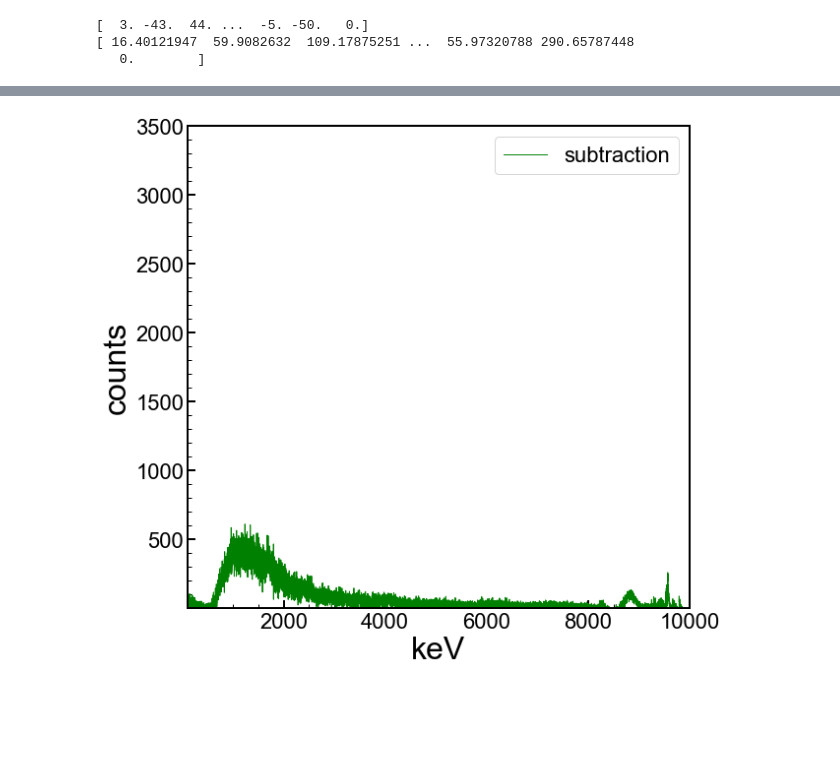
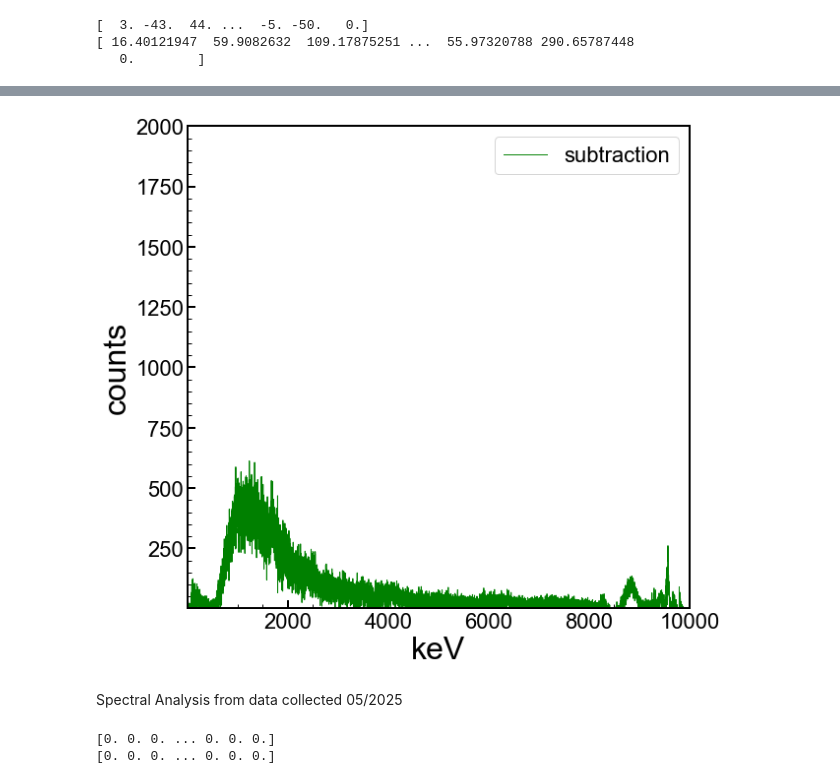
Before and after one commit to villano-lab/Boron-Absorption, a Jupyter notebook: therm-neut-meas/spectral-subtraction_AK-NEW.ipynb, the cells around one changed output, grey strips where cells are left out. Cells and saved outputs as stored; diff of their text form; code cells hidden in the pictures; blank space fills up the shorter version.

Commit message:
Analysis
Spectral subtraction and gaussian fit

```diff
--- a/therm-neut-meas/spectral-subtraction_AK-NEW.ipynb
+++ b/therm-neut-meas/spectral-subtraction_AK-NEW.ipynb
@@ -162,6 +164,6 @@ plt.show()
 # %%
 #import data with boron shield
-data_boron = pd.read_csv("data/boron_04052023.txt")
+data_boron = pd.read_csv(("data/boron_04052023.txt"),dtype=np.float64)
 boron_bins = data_boron.iloc[:,0]
 boron_cts = data_boron.iloc[:,1]
 boron_bins = np.asarray(boron_bins,dtype=np.double)
@@ -322,0 +343,35 @@ plt.show()
+# %%
+#set up a 1d plot
+fig,axes = plt.subplots(1,1,figsize=(9.0,8.0),sharex=True)
+ax1 = axes
+
+blue = '#118DFA'
+xmin=1
+xmax=10000
+stepsize=100
+#ax1.xaxis.set_ticks(np.arange(xmin, xmax, stepsize))
+#ax1.step(bknd_bins,bknd_cnts, where='mid',color='m', linestyle='-', \
+#            label='background', linewidth=2)
+ax1.step(boron_bins,boron_cts,color='m',where='mid', linestyle='-',label='background', linewidth=1)
+plt.plot(fine[abs(fine - a) < arange],fita_bk.best_fit,color='green',linewidth=3)
+plt.plot(fine[abs(fine - b) < brange],fitb_bk.best_fit,color='green',linewidth=3)
+
+
+ymin = 1.0
+ymax = 3000.0
+
+
+ax1.set_yscale('linear')
+#ax1.set_yscale('log')
+ax1.set_xlim(xmin, xmax)
+ax1.set_ylim(ymin,ymax)
+ax1.set_xlabel(r'bins')
+ax1.set_ylabel('counts')
+ax1.legend(loc=1,prop={'size':22})
+
+
+for axis in ['top','bottom','left','right']:
+  ax1.spines[axis].set_linewidth(2)
+
+plt.tight_layout()
+plt.show()
@@ -325,7 +382,7 @@ plt.show()
 fig,axes = plt.subplots(1,1,figsize=(9.0,8.0),sharex=True)
 ax1 = axes
 
-xmin=100
+xmin=1
 xmax=10000
 stepsize=100
 
@@ -335,7 +392,7 @@ ax1.step(boron_bins,boron_cts,color='b',where='mid', linestyle='-',label='boron'
 
 
 ymin = 1.0
-ymax = 3500.0
+ymax = 2000.0
 
 ax1.set_yscale('linear')
 ax1.set_xlim(xmin, xmax)
@@ -384,32 +445,34 @@ plt.show()
 # %%
 #create 1d plot for bknd
 fig,axes = plt.subplots(1,1,figsize=(9.0,8.0),sharex=True)
 ax1 = axes
 
-xmin=100
+xmin=1
 xmax=10000
 stepsize=100
 
 ax1.step(boron_bins,sbtr_boron,color='g',where='mid', linestyle='-',label='subtraction', linewidth=1)
 
 
 
 ymin = 1.0
-ymax = 3500.0
+ymax = 2000.0
 
 ax1.set_yscale('linear')
 ax1.set_xlim(xmin, xmax)
 ax1.set_ylim(ymin,ymax)
 ax1.set_xlabel(r'keV')
 ax1.set_ylabel('counts')
 ax1.legend(loc=1,prop={'size':22})
 
 #plt.errorbar(x=boron_bins, y=sbtr_boron, yerr=error, xerr=None, fmt="-", ecolor='r')
 
 for axis in ['top','bottom','left','right']:
   ax1.spines[axis].set_linewidth(2)
 
 plt.tight_layout()
 plt.show()
 # %% [output]
-[figure, old version]
+[figure, new version]
+# %% [markdown]
+Spectral Analysis from data collected 05/2025
@@ -415,0 +493,13 @@ plt.show()
+# %%
+#subtract background
+from math import*
+#subtraction
+sbtr_boron=((boron_cts)-(bknd_cts))
+print (sbtr_boron)
+#error margin
+sigma_cts = np.sqrt(((bknd_cts)**2)+((boron_cts)**2))
+error = sigma_cts
+print (sigma_cts)
+# %% [output]
+[0. 0. 0. ... 0. 0. 0.]
+[0. 0. 0. ... 0. 0. 0.]
```
Also changed, not shown: parts of 32 cells of this notebook, 9 other files.
